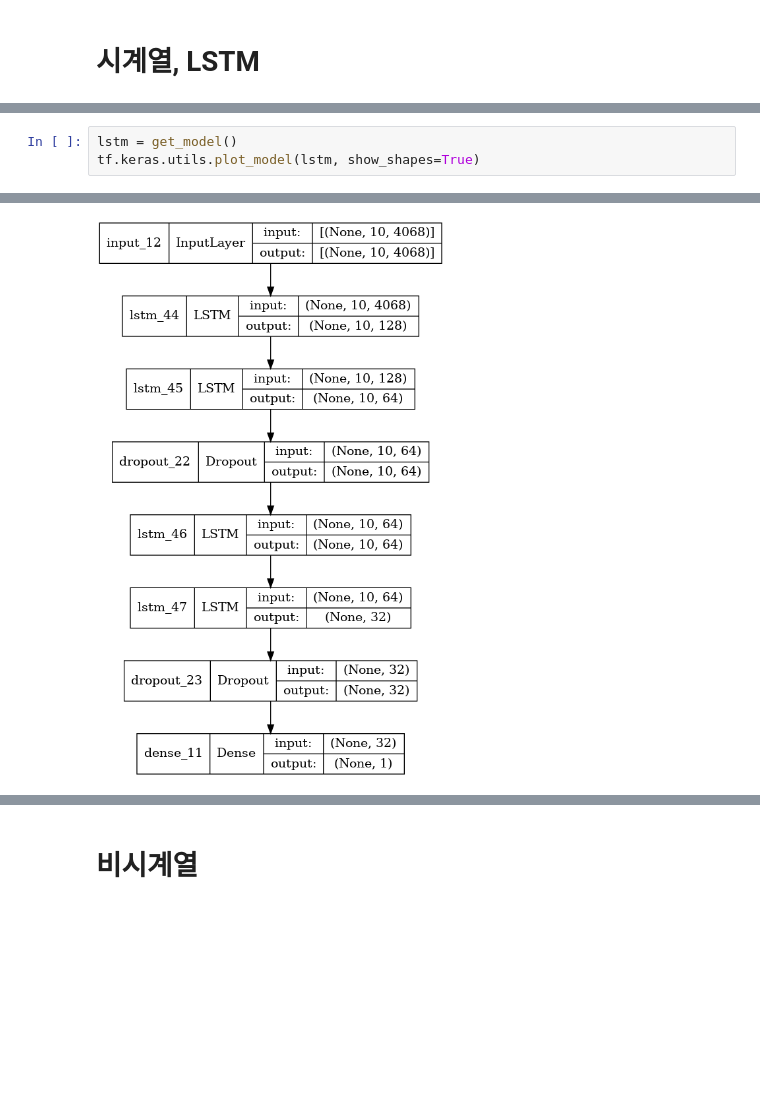
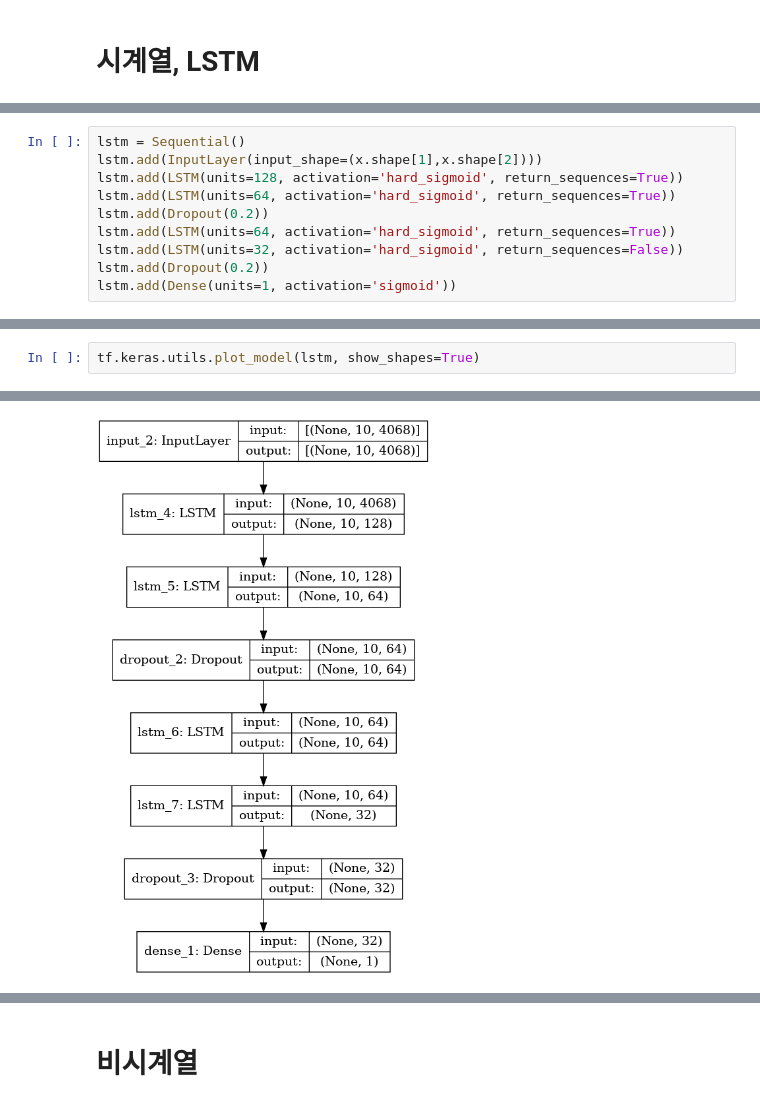
Before and after one commit to suhyun-guri/DSML_Research, a Jupyter notebook: 한국정보과학회/Result1. 정확도 비교.ipynb, the cells around one changed output, grey strips where cells are left out. Cells and saved outputs as stored; diff of their text form; blank space fills up the shorter version.

```diff
--- a/한국정보과학회/Result1. 정확도 비교.ipynb
+++ b/한국정보과학회/Result1. 정확도 비교.ipynb
@@ -137,0 +175,10 @@ Epoch 00022: early stopping
+# %%
+lstm = Sequential()
+lstm.add(InputLayer(input_shape=(x.shape[1],x.shape[2])))
+lstm.add(LSTM(units=128, activation='hard_sigmoid', return_sequences=True))
+lstm.add(LSTM(units=64, activation='hard_sigmoid', return_sequences=True))
+lstm.add(Dropout(0.2))
+lstm.add(LSTM(units=64, activation='hard_sigmoid', return_sequences=True))
+lstm.add(LSTM(units=32, activation='hard_sigmoid', return_sequences=False))
+lstm.add(Dropout(0.2))
+lstm.add(Dense(units=1, activation='sigmoid'))
@@ -138,4 +190,3 @@ Epoch 00022: early stopping
 # %%
-lstm = get_model()
 tf.keras.utils.plot_model(lstm, show_shapes=True)
 # %% [output]
@@ -146,4 +193,4 @@ WARNING:tensorflow:Layer lstm_47 will not use cuDNN kernels since it doesn't mee
-[figure, old version]
+[figure, new version]
 # %%
 lstm.summary()
 # %% [output]
```
Also changed, not shown: parts of 20 cells of this notebook.
